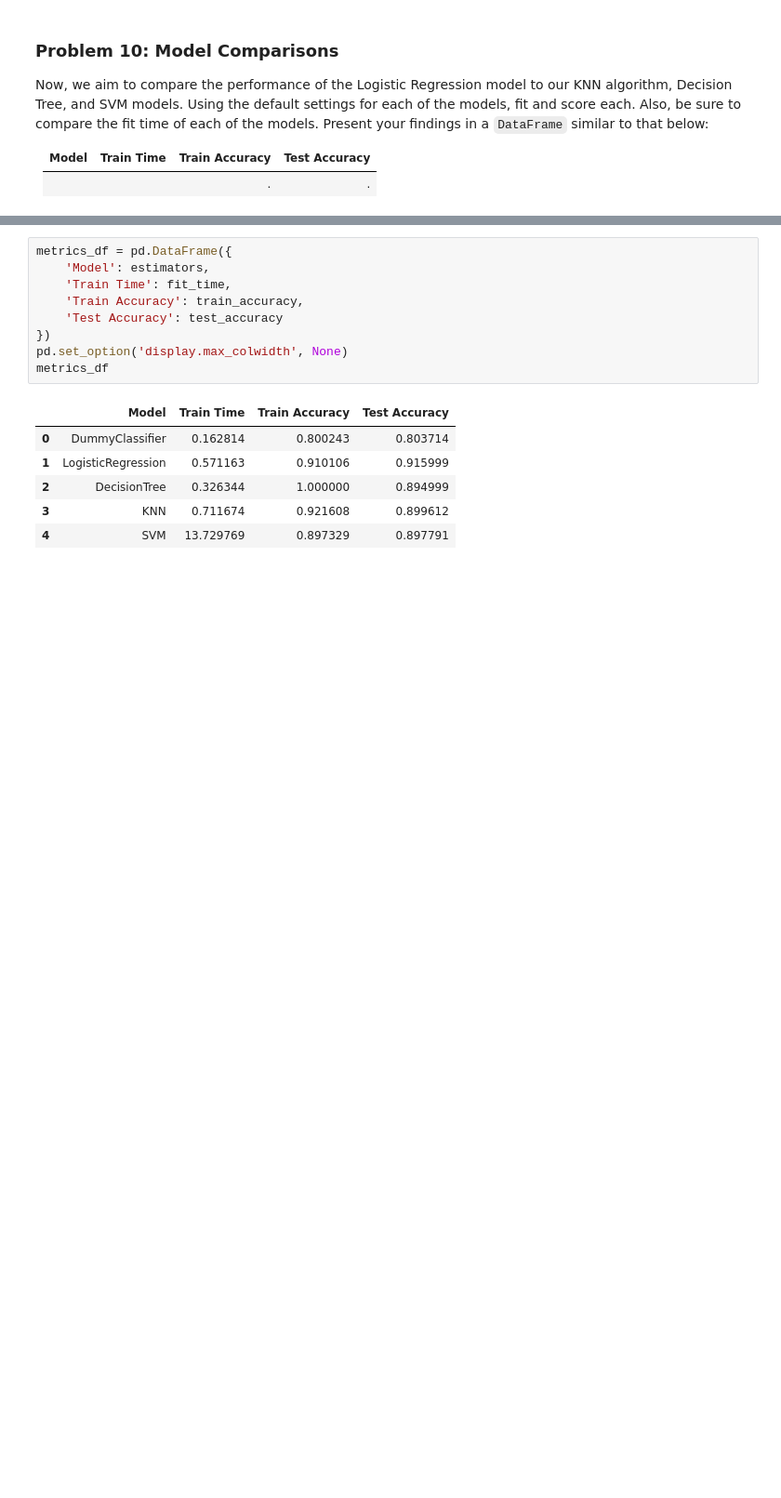
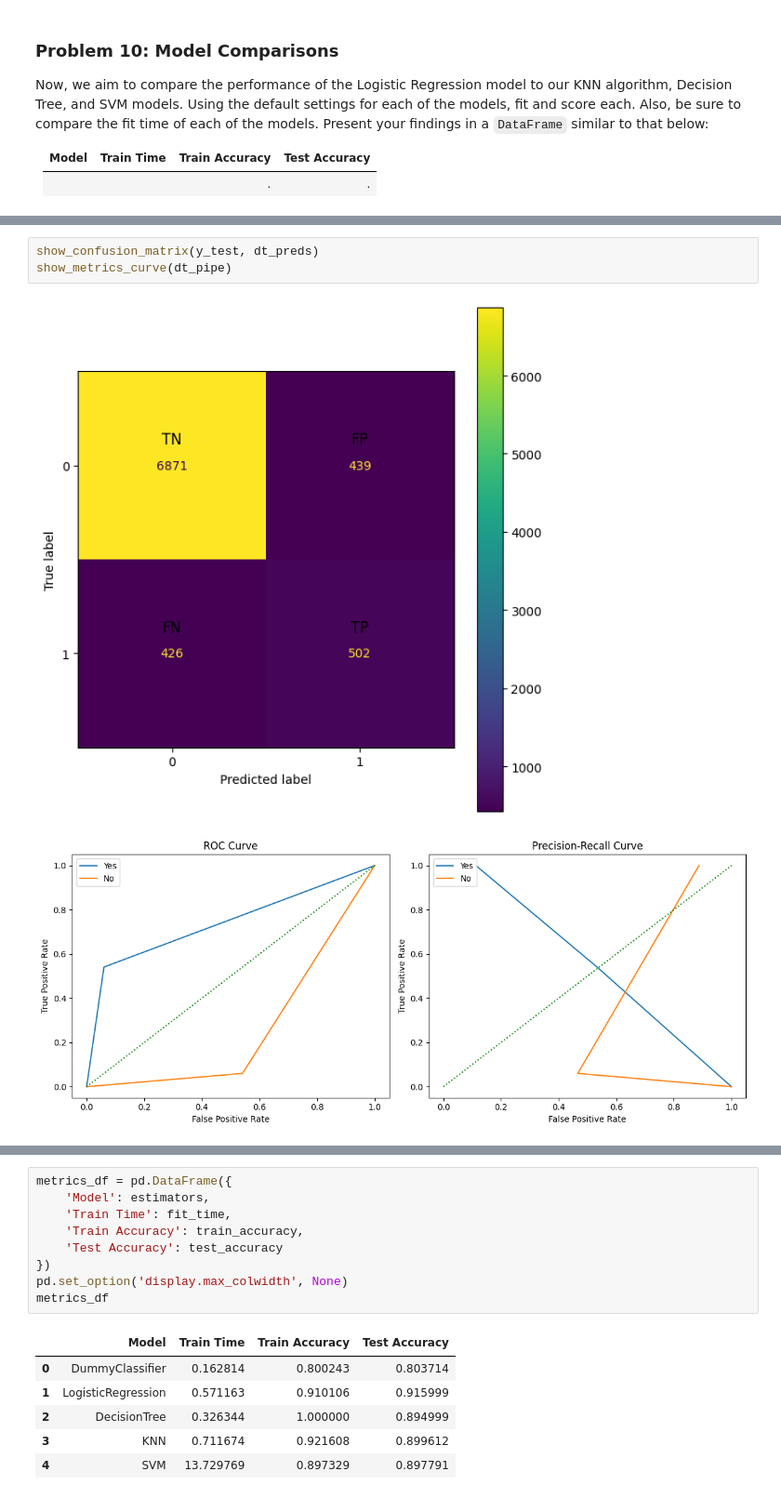
Before and after one commit to atewari-bot/bank-marketing-campaign, a Jupyter notebook: bank_marketing_campaign.ipynb, the cells around one changed output, grey strips where cells are left out. Shown at 93% size. Drawn from its saved outputs; the diff is of its cells as text; blank space fills up the shorter version.

Commit message:
Added metrics curve

```diff
--- a/bank_marketing_campaign.ipynb
+++ b/bank_marketing_campaign.ipynb
@@ -757,3 +755,9 @@ F1-score: 0.738984
+# %%
+show_confusion_matrix(y_test, dt_preds)
+show_metrics_curve(dt_pipe)
+# %% [output]
+[figure, added]
+[figure, added]
 # %%
 # Pipeline for KNeighborsClassifier model
 knn_pipe = Pipeline ([
```
Also changed, not shown: parts of 9 cells of this notebook.
